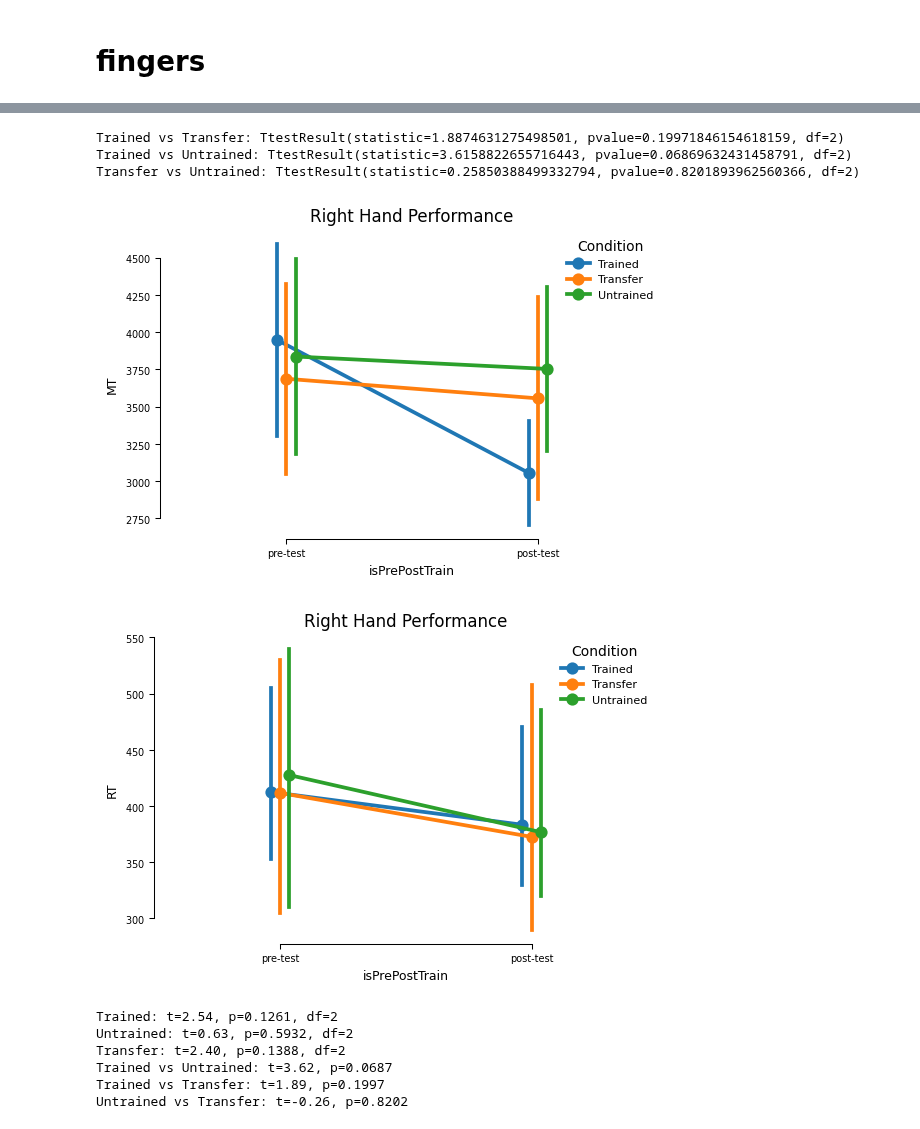
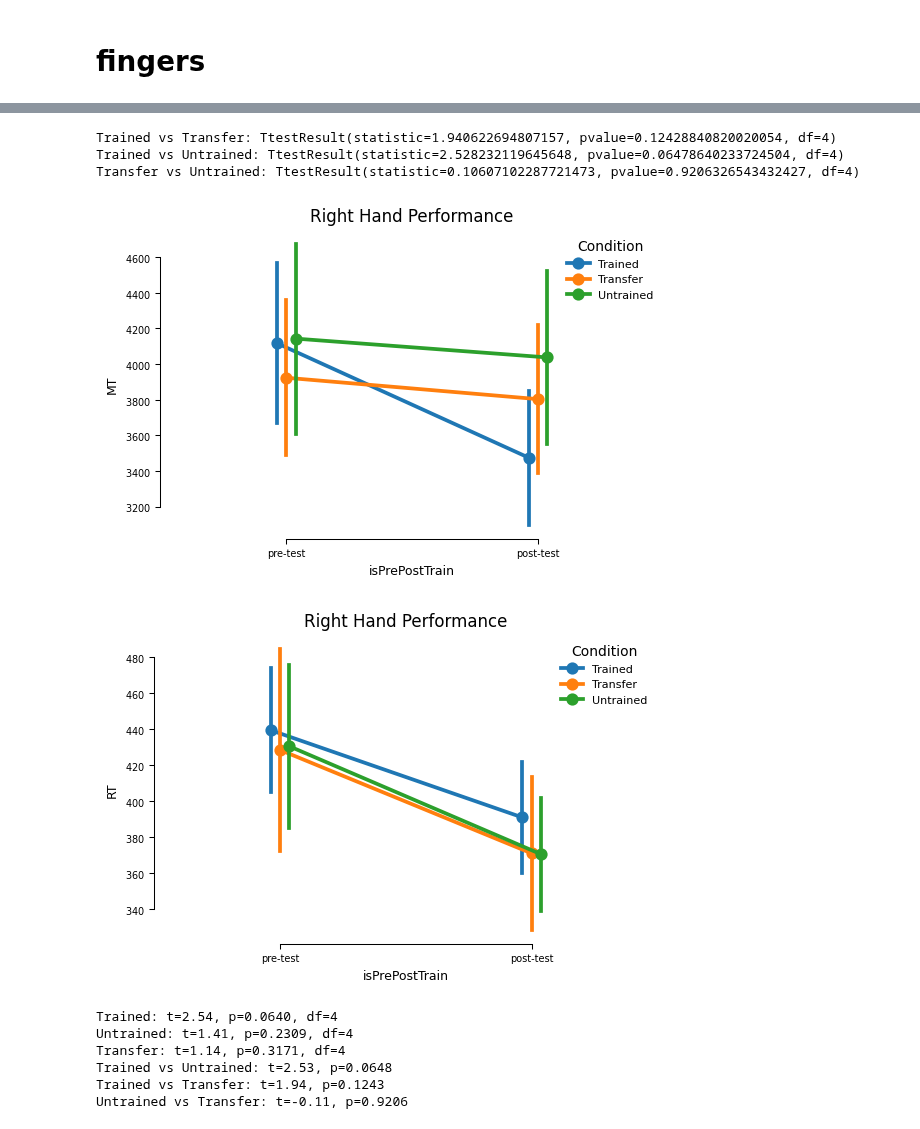
Before and after one commit to manazerzadeh/SequenceFingerSpeech, a Jupyter notebook: FingerAnalysis.ipynb, the cells around one changed output, grey strips where cells are left out. Drawn from its saved outputs; the diff is of its cells as text; code cells hidden in the pictures.

```diff
--- a/FingerAnalysis.ipynb
+++ b/FingerAnalysis.ipynb
@@ -32,7 +32,7 @@ iti = 3000   #Inter trial interval
 hand = 2 #left or right hand
 
 sub_nums = [5, 6, 7, 8, 9, 10, 12, 13]
-sub_nums = [10, 12, 13]
+sub_nums = [10, 12, 13, 14, 15] # with feedbacks
 
 # total_sub_num = 38
 num_sessions = 1
@@ -449,10 +454,10 @@ print("Trained vs Transfer:", stats.ttest_rel(trained_changes, transfer_changes)
 print("Trained vs Untrained:", stats.ttest_rel(trained_changes, untrained_changes))
 print("Transfer vs Untrained:", stats.ttest_rel(transfer_changes, untrained_changes))
 # %% [output]
-Trained vs Transfer: TtestResult(statistic=1.8874631275498501, pvalue=0.19971846154618159, df=2)
-Trained vs Untrained: TtestResult(statistic=3.6158822655716443, pvalue=0.06869632431458791, df=2)
-Transfer vs Untrained: TtestResult(statistic=0.25850388499332794, pvalue=0.8201893962560366, df=2)
+Trained vs Transfer: TtestResult(statistic=1.940622694807157, pvalue=0.12428840820020054, df=4)
+Trained vs Untrained: TtestResult(statistic=2.528232119645648, pvalue=0.06478640233724504, df=4)
+Transfer vs Untrained: TtestResult(statistic=0.10607102287721473, pvalue=0.9206326543432427, df=4)
-[figure, old version]
+[figure, new version]
 # %%
 set_figure_style(scale="2col")
 
@@ -469,35 +474,36 @@ subjs_grouped['isPrePostTrain'] = pd.Categorical(
     subjs_grouped['isPrePostTrain'],
     categories=['pre-test', 'post-test'],
     ordered=True
 )
 
 hue_order = ['2_trained', '2_transfer', '2_untrained']
 label_map = {
     '2_trained': 'Trained',
     '2_transfer': 'Transfer',
     '2_untrained': 'Untrained'
 }
 
 ax = sns.pointplot(
     data=subjs_grouped,
     x='isPrePostTrain',
     y='RT',
     hue='effector+isTrain',
     hue_order=hue_order,
-    dodge=True
+    dodge=True,
+    errorbar='se'
 )
 
 handles, labels = ax.get_legend_handles_labels()
 ax.legend(
     handles=handles,
     labels=[label_map.get(l, l) for l in labels],
     title='Condition',
     frameon=False
 )
 plt.title('Right Hand Performance')
 sns.despine(trim=True)
 # %% [output]
-[figure, old version]
+[figure, new version]
 # %%
 # differences between pre and post for each subject and condition
 subjs_diffs = subjs_grouped.pivot(index=['SubNum', 'effector+isTrain'], columns='isPrePostTrain', values='MT').reset_index()
@@ -526,9 +532,9 @@ print(f"Trained vs Transfer: t={t_trained_transfer:.2f}, p={p_trained_transfer:.
 t_untrained_transfer, p_untrained_transfer = stats.ttest_rel(untrained_diffs, transfer_diffs)
 print(f"Untrained vs Transfer: t={t_untrained_transfer:.2f}, p={p_untrained_transfer:.4f}")
 # %% [output]
-Trained: t=2.54, p=0.1261, df=2
-Untrained: t=0.63, p=0.5932, df=2
-Transfer: t=2.40, p=0.1388, df=2
-Trained vs Untrained: t=3.62, p=0.0687
-Trained vs Transfer: t=1.89, p=0.1997
-Untrained vs Transfer: t=-0.26, p=0.8202
+Trained: t=2.54, p=0.0640, df=4
+Untrained: t=1.41, p=0.2309, df=4
+Transfer: t=1.14, p=0.3171, df=4
+Trained vs Untrained: t=2.53, p=0.0648
+Trained vs Transfer: t=1.94, p=0.1243
+Untrained vs Transfer: t=-0.11, p=0.9206
```
Also changed, not shown: parts of 7 cells of this notebook, 2 other files.
